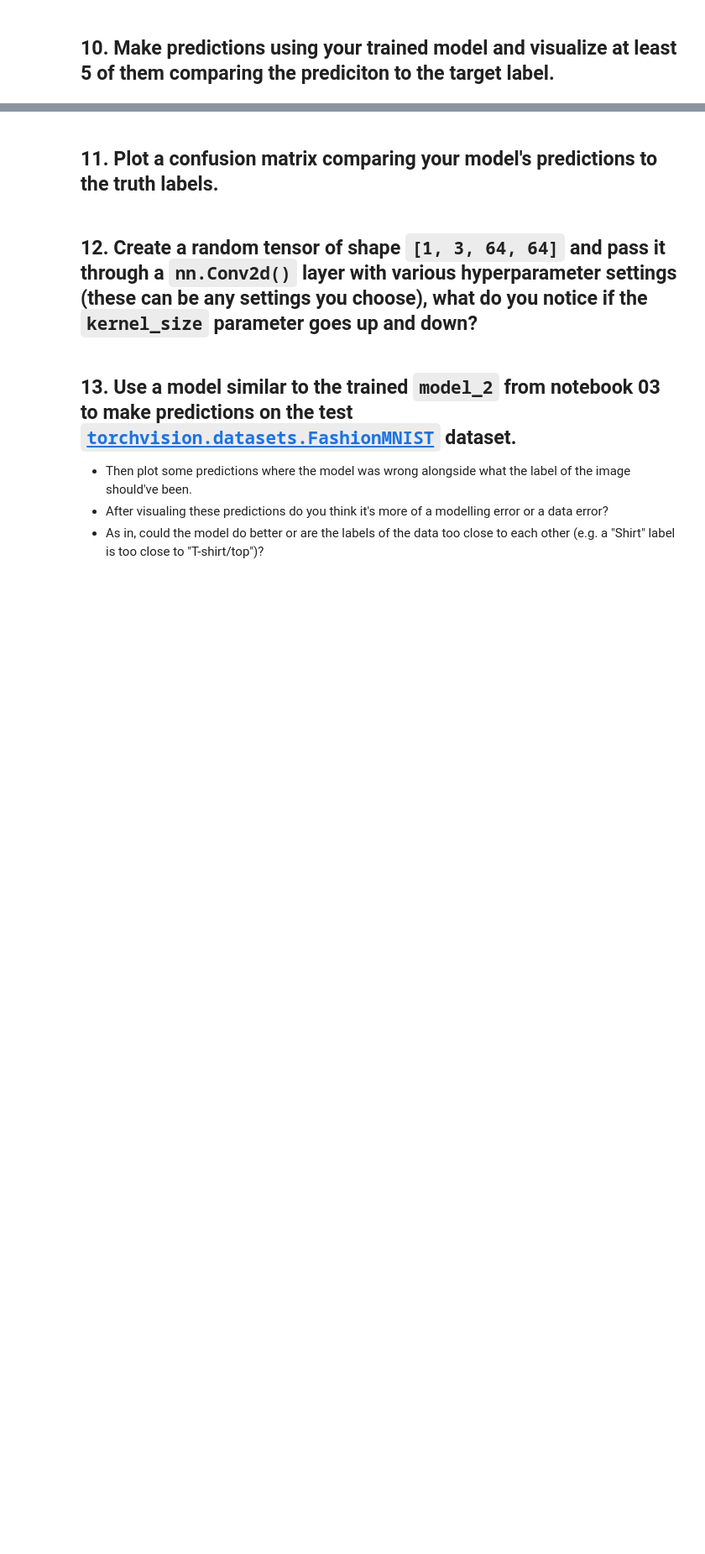
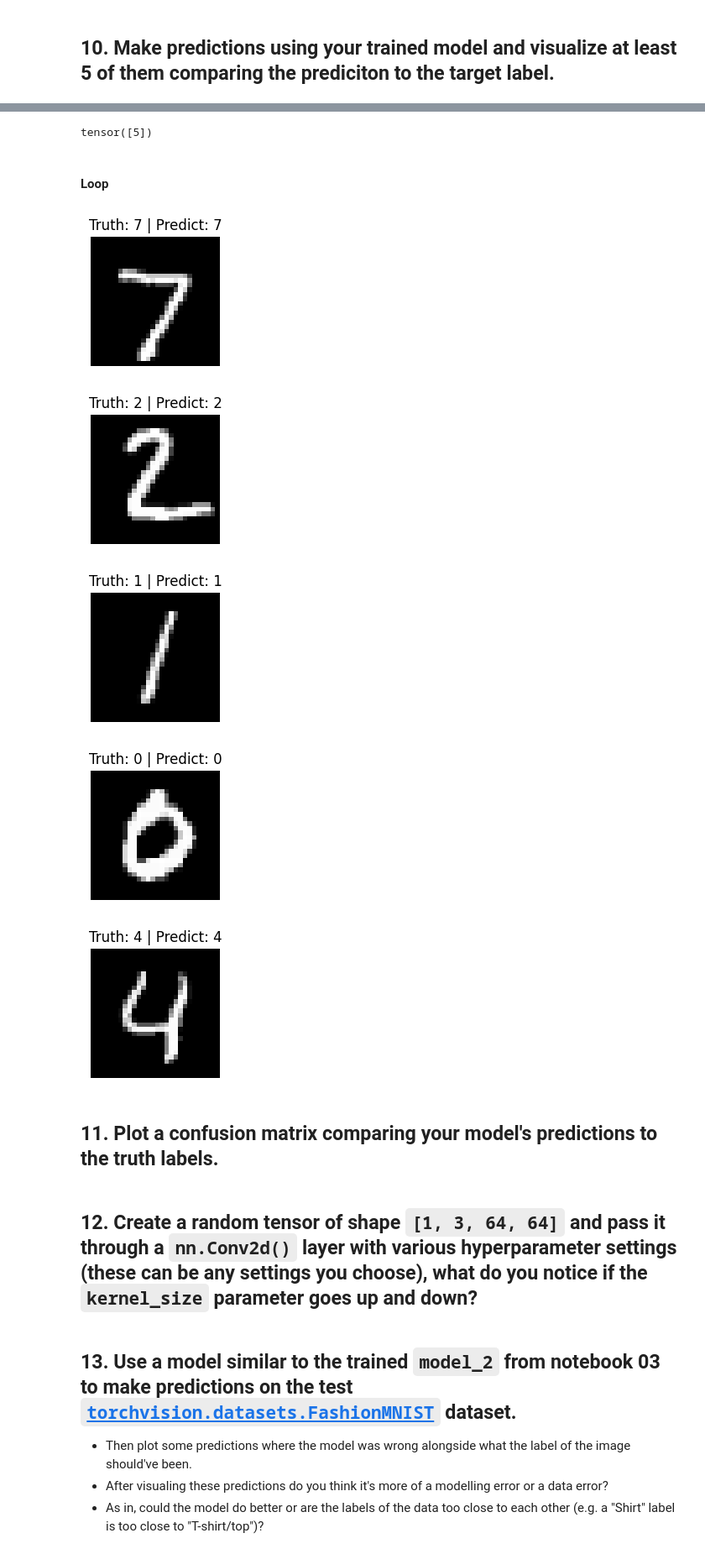
Before and after one commit to funxyz2/pytorch-deep-learning, a Jupyter notebook: extras/exercises/03_pytorch_computer_vision_exercises.ipynb, the cells around one changed output, grey strips where cells are left out. Shown at 84% size. Cells and saved outputs as stored; diff of their text form; code cells hidden in the pictures; blank space fills up the shorter version.

```diff
--- a/extras/exercises/03_pytorch_computer_vision_exercises.ipynb
+++ b/extras/exercises/03_pytorch_computer_vision_exercises.ipynb
@@ -342,3 +349,33 @@ Wall time: 4min 22s
+# %%
+model_pred_logits = model_gpu(train_data[0][0].unsqueeze(dim=0).to(device))
+model_pred_softmax = torch.softmax(model_pred_logits, dim=1)
+model_pred_label = torch.argmax(model_pred_softmax, dim=1)
+model_pred_label
+# %% [output]
+tensor([5])
+# %% [markdown]
+#### Loop
+# %%
+num_to_plot = 5
+for i in range(num_to_plot):
+  img = test_data[i][0]
+  label = test_data[i][1]
+
+  model_pred_logits = model_gpu(img.unsqueeze(dim=0).to(device))
+  model_pred_probs = torch.softmax(model_pred_logits, dim=1)
+  model_pred_label = torch.argmax(model_pred_probs, dim=1)
+
+  plt.figure(figsize=(2,2))
+  plt.imshow(img.squeeze(), cmap='gray')
+  plt.axis(False)
+  plt.title(f"Truth: {label} | Predict: {model_pred_label.item()}")
+  plt.show()
+# %% [output]
+[figure, added]
+[figure, added]
+[figure, added]
+[figure, added]
+[figure, added]
 # %% [markdown]
 ## 11. Plot a confusion matrix comparing your model's predictions to the truth labels.
 # %% [markdown]
```
Also changed, not shown: parts of 3 cells of this notebook.
